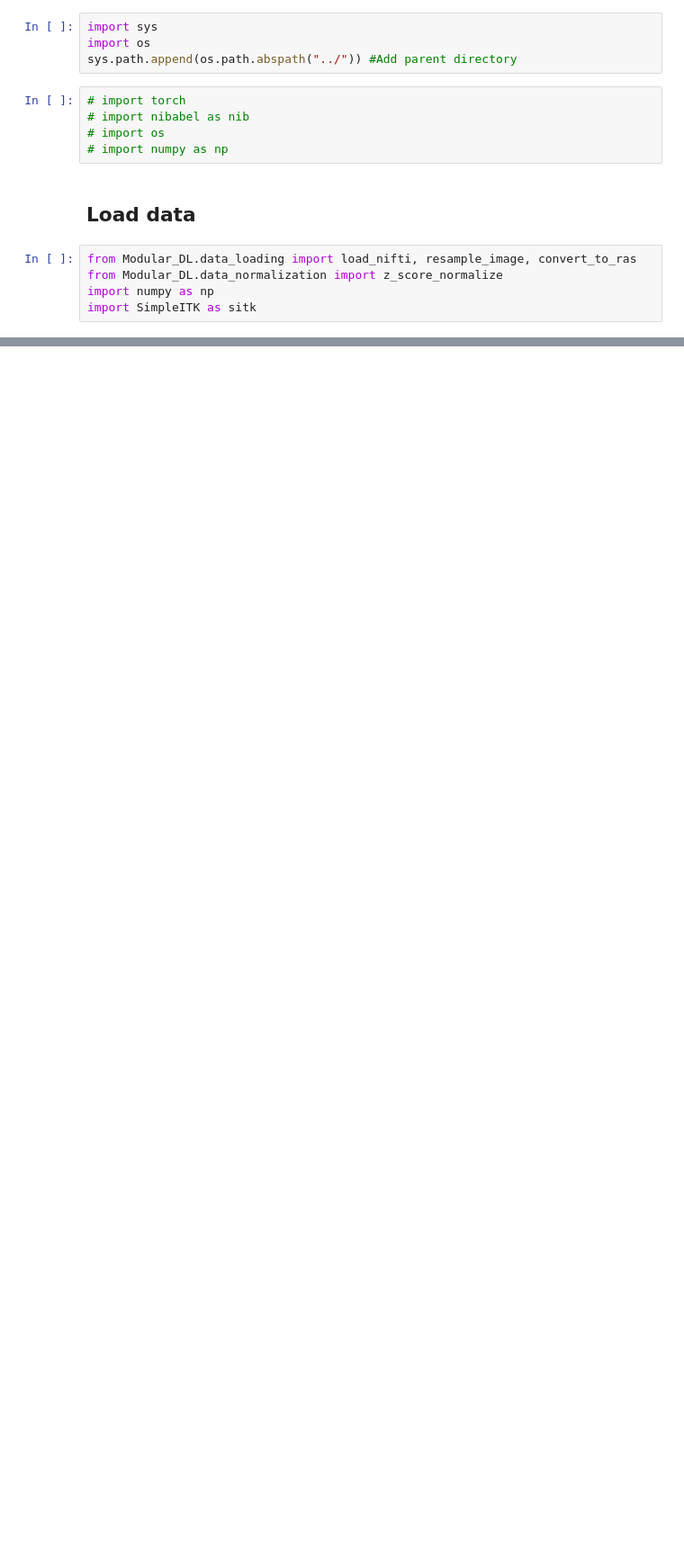
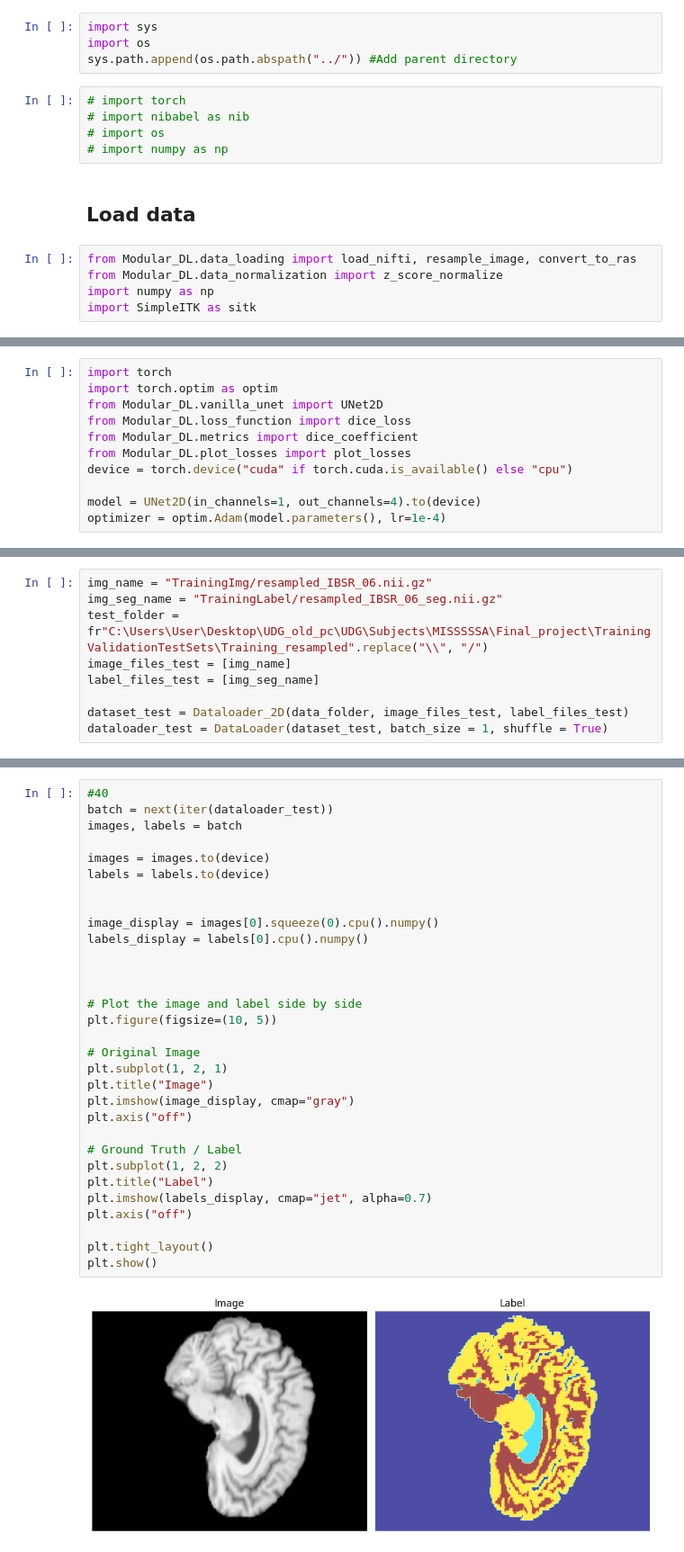
Before and after one commit to PabloBetancur428/Brain_tissue_segmentation_MISA_DL, a Jupyter notebook: src/Modular_DL/main_notebook.ipynb, the cells around one changed output, grey strips where cells are left out. Shown at 90% size. Saved outputs shown, nothing was run; the diff lists cells and outputs as text; blank space fills up the shorter version.

```diff
--- a/src/Modular_DL/main_notebook.ipynb
+++ b/src/Modular_DL/main_notebook.ipynb
@@ -101,0 +132,11 @@ resampled_data.shape
+# %%
+import torch
+import torch.optim as optim
+from Modular_DL.vanilla_unet import UNet2D
+from Modular_DL.loss_function import dice_loss
+from Modular_DL.metrics import dice_coefficient
+from Modular_DL.plot_losses import plot_losses
+device = torch.device("cuda" if torch.cuda.is_available() else "cpu")
+
+model = UNet2D(in_channels=1, out_channels=4).to(device)
+optimizer = optim.Adam(model.parameters(), lr=1e-4)
@@ -101,0 +256,9 @@ resampled_data.shape
+# %%
+img_name = "TrainingImg/resampled_IBSR_06.nii.gz"
+img_seg_name = "TrainingLabel/resampled_IBSR_06_seg.nii.gz"
+test_folder = fr"C:\Users\User\Desktop\UDG_old_pc\UDG\Subjects\MISSSSSA\Final_project\TrainingValidationTestSets\Training_resampled".replace("\\", "/")
+image_files_test = [img_name]
+label_files_test = [img_seg_name]
+
+dataset_test = Dataloader_2D(data_folder, image_files_test, label_files_test)
+dataloader_test = DataLoader(dataset_test, batch_size = 1, shuffle = True)
@@ -101,0 +283,33 @@ resampled_data.shape
+# %%
+#40
+batch = next(iter(dataloader_test))
+images, labels = batch
+
+images = images.to(device)
+labels = labels.to(device)
+
+
+image_display = images[0].squeeze(0).cpu().numpy()
+labels_display = labels[0].cpu().numpy()
+
+
+
+# Plot the image and label side by side
+plt.figure(figsize=(10, 5))
+
+# Original Image
+plt.subplot(1, 2, 1)
+plt.title("Image")
+plt.imshow(image_display, cmap="gray")
+plt.axis("off")
+
+# Ground Truth / Label
+plt.subplot(1, 2, 2)
+plt.title("Label")
+plt.imshow(labels_display, cmap="jet", alpha=0.7)
+plt.axis("off")
+
+plt.tight_layout()
+plt.show()
+# %% [output]
+[figure, added]
```
Also changed, not shown: parts of 17 cells of this notebook.
